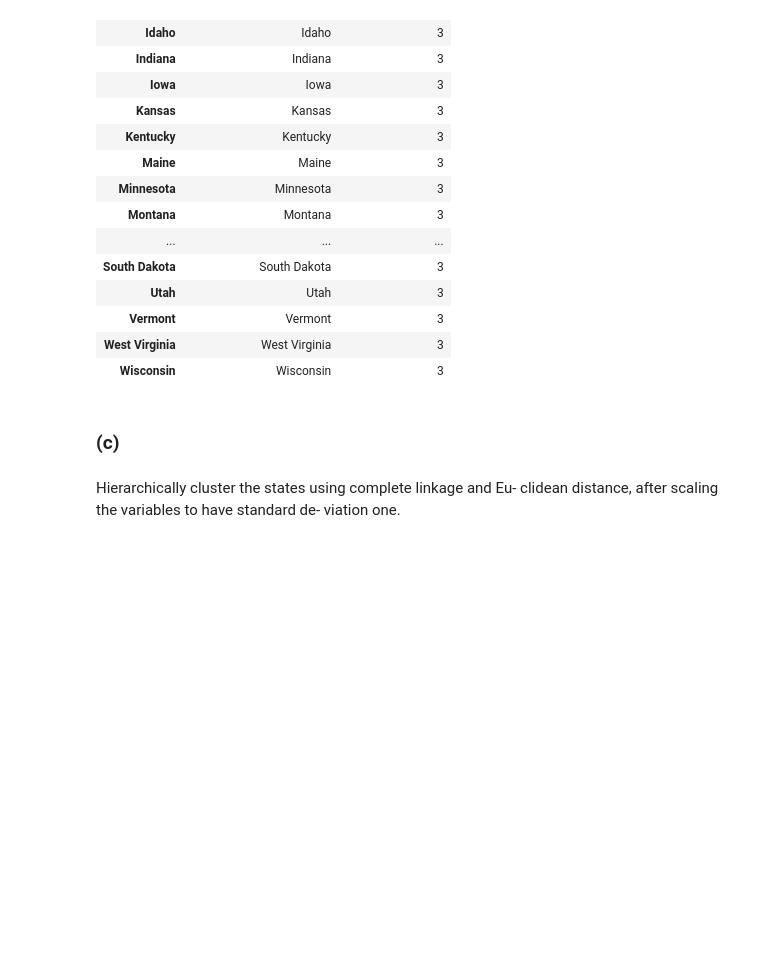
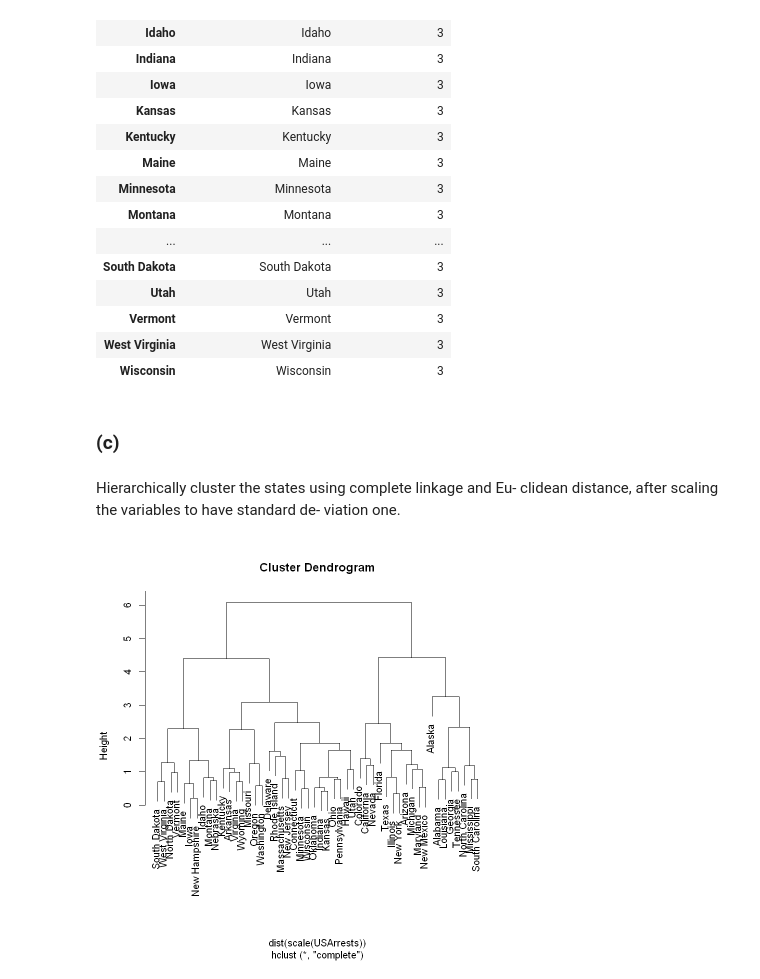
Before and after one commit to dimitrik1223/ISLR, a Jupyter notebook: ISLR/ISLR Chapter 10 Exercises.ipynb, the cells around one changed output. Saved outputs shown, nothing was run; the diff lists cells and outputs as text; code cells hidden in the pictures; blank space fills up the shorter version.

```diff
--- a/ISLR/ISLR Chapter 10 Exercises.ipynb
+++ b/ISLR/ISLR Chapter 10 Exercises.ipynb
@@ -244,3 +272,9 @@ A data.frame: 20 × 2
 ### (c)
 # %% [markdown]
  Hierarchically cluster the states using complete linkage and Eu- clidean distance, after scaling the variables to have standard de- viation one.
+# %%
+high_clust_scaled = hclust(dist(scale(USArrests)),method='complete')
+
+plot(high_clust_scaled)
+# %% [output]
+[figure, added]
```
Also changed, not shown: parts of 48 cells of this notebook.
